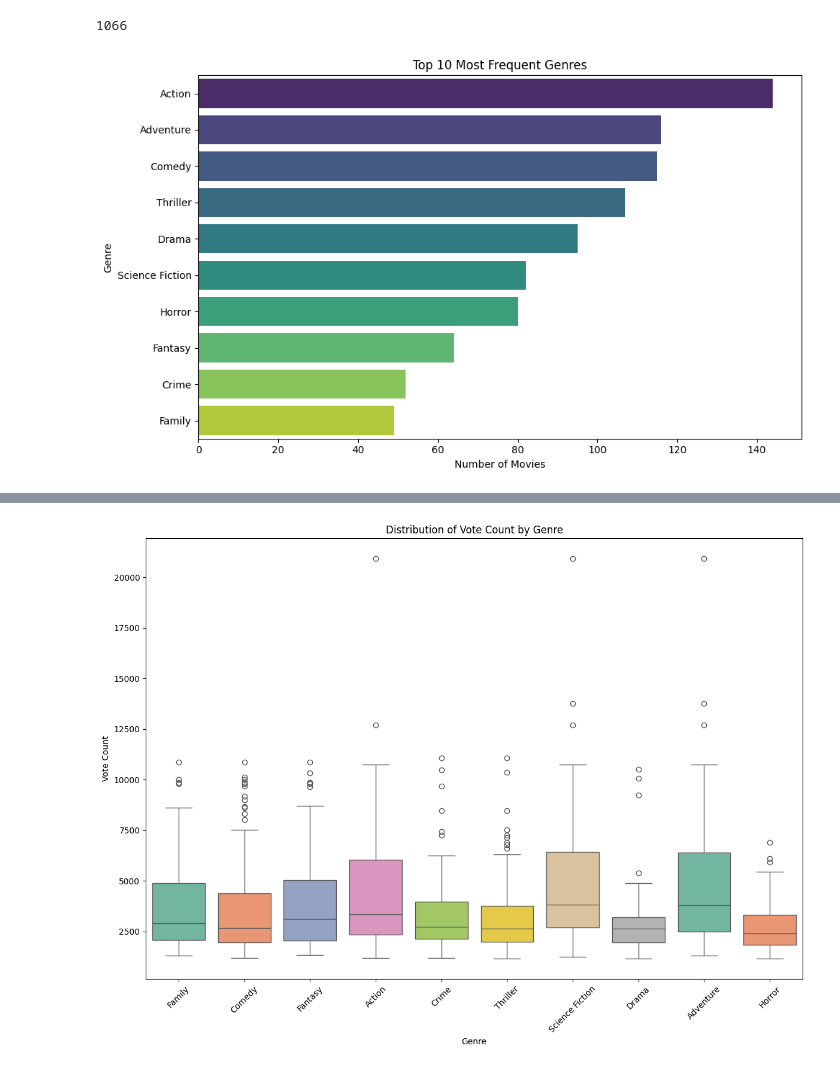
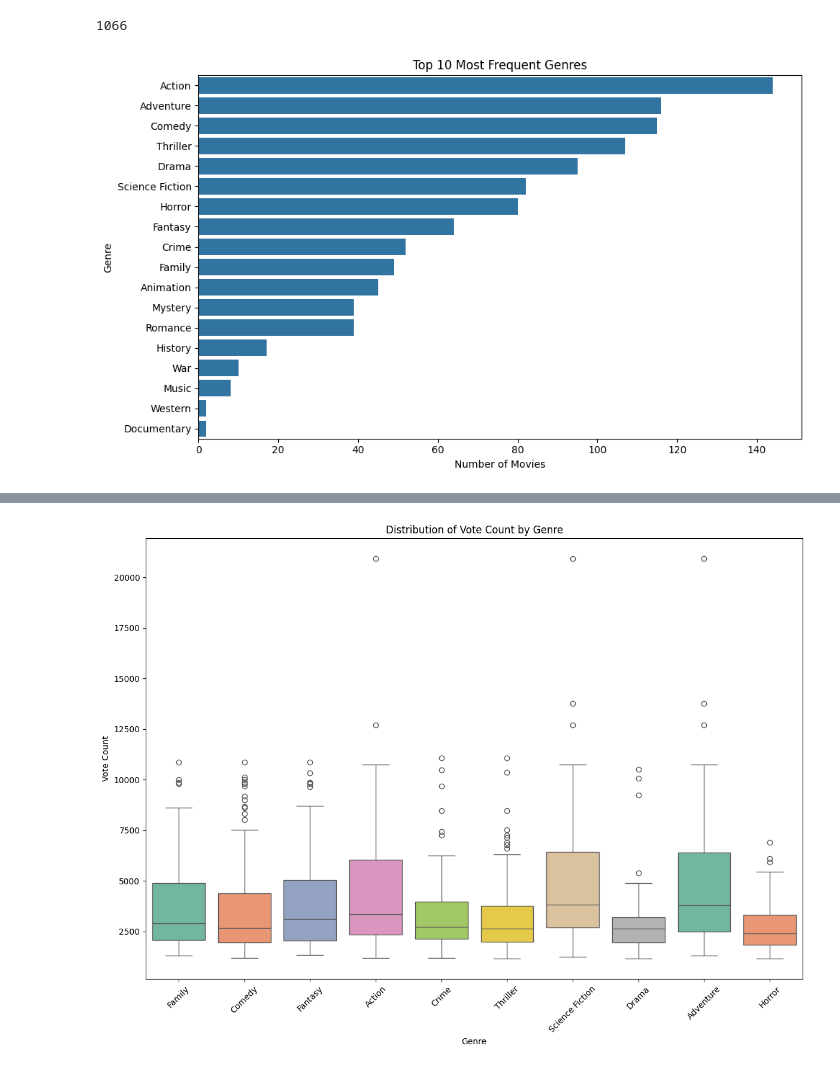
Before and after one commit to LSE-ME204/me204-2025-project-prsnt95, a Jupyter notebook: notebooks/NB03-analysis.ipynb, the cells around one changed output, grey strips where cells are left out. Cells and saved outputs as stored; diff of their text form; code cells hidden in the pictures.

```diff
--- a/notebooks/NB03-analysis.ipynb
+++ b/notebooks/NB03-analysis.ipynb
@@ -30,16 +30,16 @@ df, df_exploded = load_movies_with_genres(DB_PATH)
 1066
 # %%
 # Step 2: Top 10 most frequent genres
-genre_counts = df_exploded['genres'].value_counts().head(10)
+genre_counts = df_exploded['genres'].value_counts()
 plt.figure(figsize=(10, 6))
-sns.barplot(x=genre_counts.values, y=genre_counts.index, palette='viridis')
+sns.barplot(x=genre_counts.values, y=genre_counts.index)
 plt.title("Top 10 Most Frequent Genres")
 plt.xlabel("Number of Movies")
 plt.ylabel("Genre")
 plt.tight_layout()
 plt.show()
 # %% [output]
-[figure, old version]
+[figure, new version]
 # %%
 
 # Step 3: Average rating per genre
```
Also changed, not shown: parts of 6 cells of this notebook, 4 other files.
